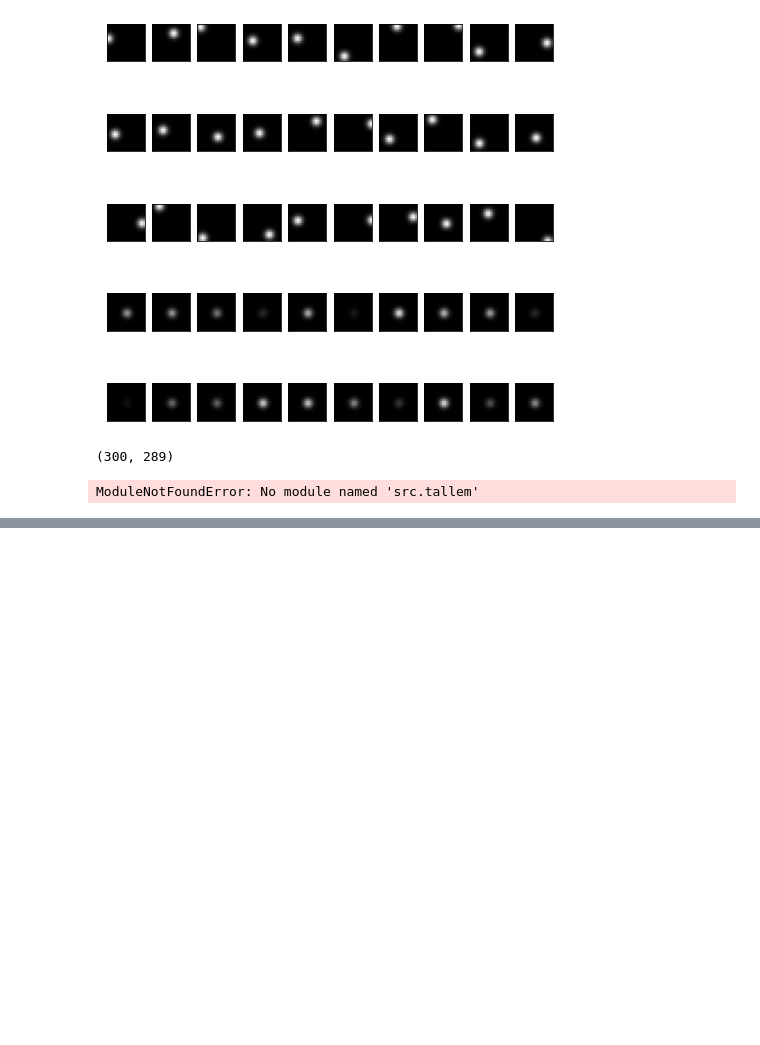
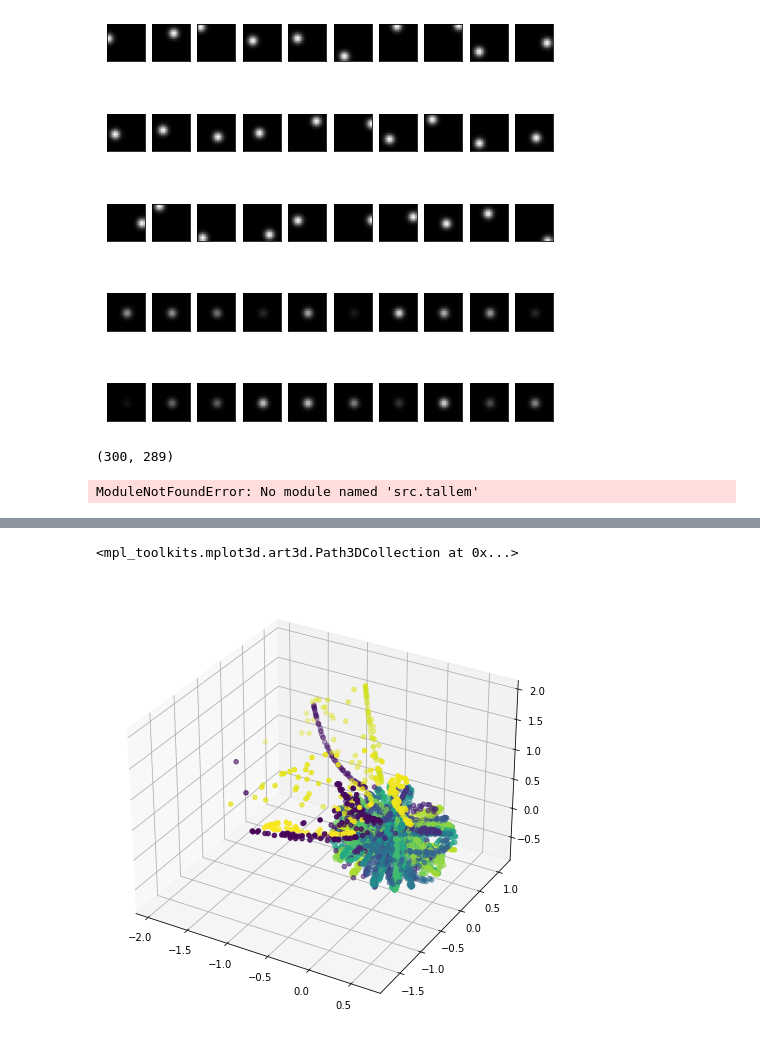
Before and after one commit to peekxc/tallem, a Jupyter notebook: notebooks/whitedot.ipynb, the cells around one changed output, grey strips where cells are left out. Drawn from its saved outputs; the diff is of its cells as text; code cells hidden in the pictures; blank space fills up the shorter version.

```diff
--- a/notebooks/whitedot.ipynb
+++ b/notebooks/whitedot.ipynb
@@ -129,0 +152,10 @@ x = 1
+# %%
+## Re-parameterize TALLEM
+cover = LandmarkCover(B, 40, metric = m_dist).construct(B)
+coords = TALLEM(cover, local_map="cmds2", n_components=3).fit_transform(X=X, B=B)
+
+ax = plt.figure(figsize=(8,8)).add_subplot(projection='3d')
+ax.scatter3D(*coords.T, c = B)
+# %% [output]
+<mpl_toolkits.mplot3d.art3d.Path3DCollection at 0x...>
+[figure, added]
```
Also changed, not shown: parts of 5 cells of this notebook, 20 other files.
